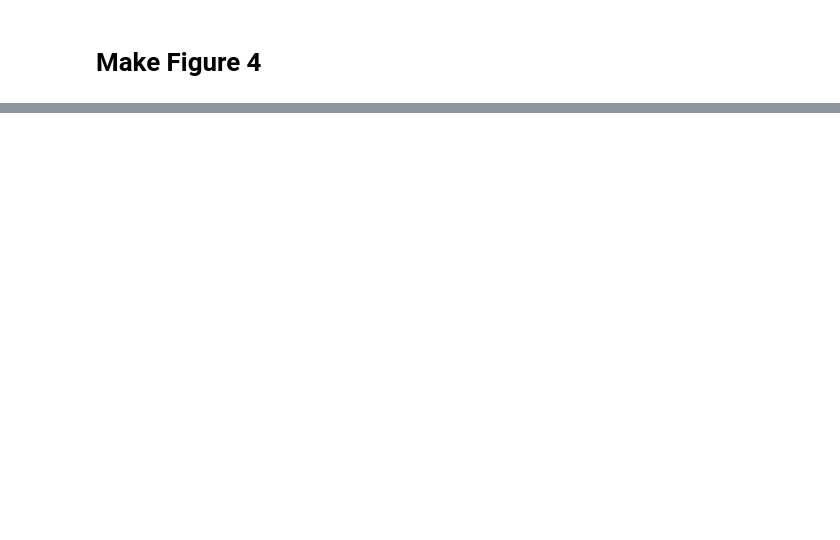
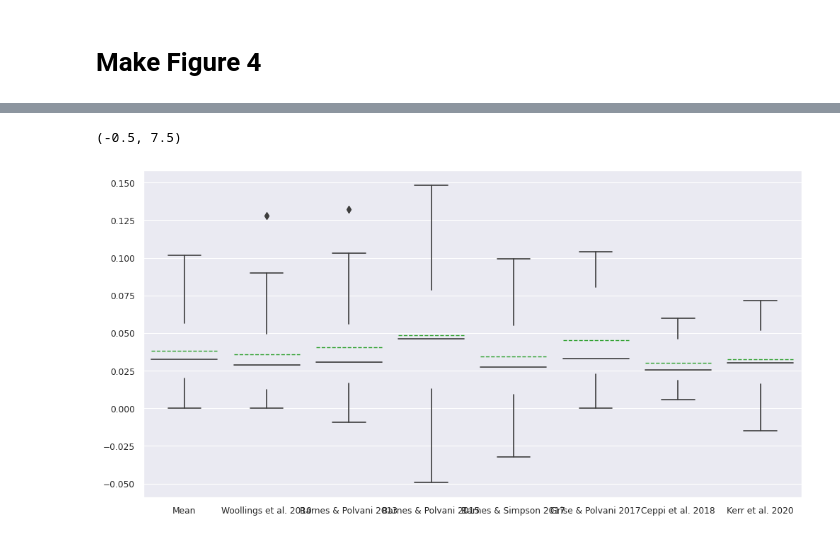
Before and after one commit to Thomasjkeel/uncertainty-in-npac-jet-shift, a Jupyter notebook: Figure_4.ipynb, the cells around one changed output, grey strips where cells are left out. Cells and saved outputs as stored; diff of their text form; code cells hidden in the pictures; blank space fills up the shorter version.

```diff
--- a/Figure_4.ipynb
+++ b/Figure_4.ipynb
@@ -793,0 +972,3 @@ ssp585_djf_jet_lat_trend_df.plot()
+# %%
+djf_hist_and_future_mean_diffs_w_mean_ensemble_means = djf_hist_and_future_mean_diffs_w_mean.groupby(lambda row: row.split('_')[0]).mean()
+djf_hist_and_future_trend_diffs_w_mean_ensemble_means = djf_hist_and_future_trend_diffs_w_mean.groupby(lambda row: row.split('_')[0]).mean()
@@ -793,0 +992,8 @@ ssp585_djf_jet_lat_trend_df.plot()
+# %%
+fig, ax = plt.subplots(1, figsize=(12, 6))
+sns.boxplot(djf_hist_and_future_trend_diffs_w_mean_ensemble_means, showmeans=True,  meanline=True, showbox=False, ax=ax)
+# ax.hlines(0, -0.5, 7.5, 'k', '--', alpha=.4)
+ax.set_xlim(-0.5, 7.5)
+# %% [output]
+(-0.5, 7.5)
+[figure, added]
```
Also changed, not shown: parts of 48 cells of this notebook, 3 other files.
